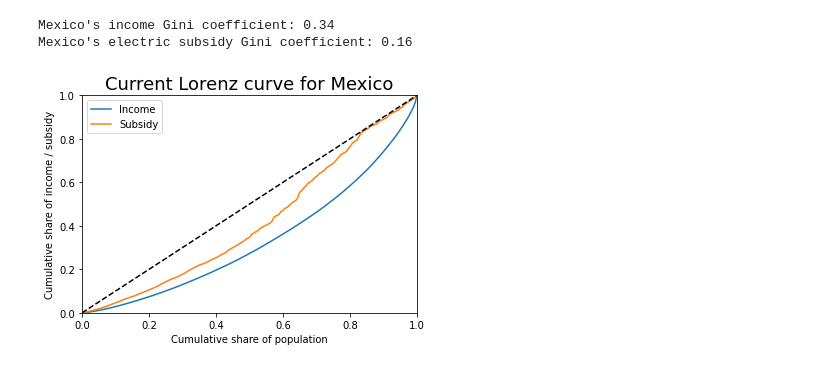
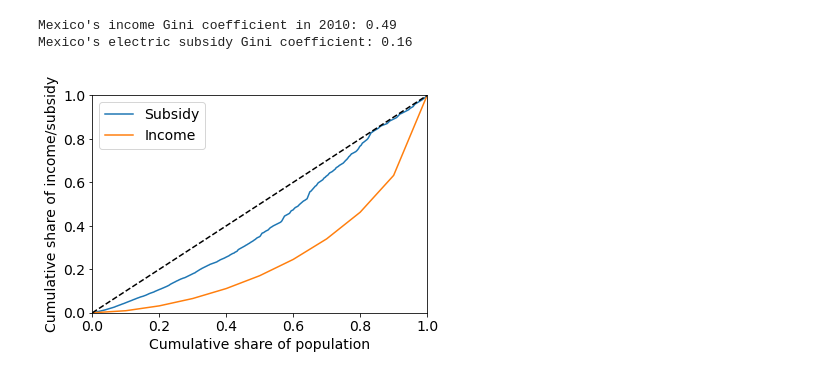
Before and after one commit to rodrigoms95/herramientas-climatico-22-1, a Jupyter notebook: code/Proyecto/Jupyter/Lorenz.ipynb, the cells around one changed output. Drawn from its saved outputs; the diff is of its cells as text; code cells hidden in the pictures.

```diff
--- a/code/Proyecto/Jupyter/Lorenz.ipynb
+++ b/code/Proyecto/Jupyter/Lorenz.ipynb
@@ -36,7 +74,14 @@ for f in path_files:
 # %%
-# Curva de Lorenz.
+# Curva de Lorenz actual.
 
-k = 0
+k = 1
+
+# Ingreso acumulado
+income = gini.query("Country=='Mexico' & Year==2010"
+    ).values[0, 1:-2]
+income[0] = 0
+income = income.cumsum()
+income/= income[-1]
 
 # Ordenamos por ingreso per cápita.
 df[k].sort_values("PCI", inplace = True)
@@ -49,40 +94,51 @@ df[k]["Cum_Pop"] = (
 
 # Ingreso acumulado - eje y de Lorenz.
 df[k]["Cum_PIB"] = ( df[k]["PIB"].cumsum()
     / df[k]["PIB"].sum() )
 # Lorenz para subsidio.
 df[k]["Cum_Subs"] = ( df[k]["Subsidio"].cumsum()
     / df[k]["Subsidio"].sum() )
 
 # Graficamos.
+plt.rcParams.update({"font.size": 14})
 fig, ax = plt.subplots()
-df[k].plot("Cum_Pop", "Cum_PIB",
+# Información de CFE.
+#df[k].plot("Cum_Pop", "Cum_PIB",
     # color = "k", linestyle = "dotted",
-    ax = ax)
+#    ax = ax)
 df[k].plot("Cum_Pop", "Cum_Subs",
     #color = "k", linestyle = "solid",
     ax = ax)
+ax.plot(np.arange(0, 1.1, 0.1), income
+    #color = "k", linestyle = "solid"
+    )
 ax.plot([0, 1], [0, 1], color = "k",
     linestyle = "dashed")
 
-ax.set_title("Current Lorenz curve for Mexico",
-    fontsize = 18)
 ax.set_xlabel("Cumulative share of population")
-ax.set_ylabel("Cumulative share of income / subsidy")
-ax.legend(["Income", "Subsidy"])
+ax.set_ylabel("Cumulative share of income/subsidy")
+ax.legend(["Subsidy", "Income"])
 ax.set_xlim(0, 1)
 ax.set_ylim(0, 1)
 
 # Coeficiente de Gini para ingreso.
-B = np.trapz(df[k]["Cum_PIB"], df[k]["Cum_Pop"])
+B = np.trapz(income, np.arange(0, 1.1, 0.1))
 G = 2 * (0.5 - B)
-print(f"Mexico's income Gini coefficient: {G:.2f}")
+print(f"Mexico's income Gini coefficient in 2010: {G:.2f}")
+
+# Coeficiente de Gini para ingreso, CFE.
+#B = np.trapz(df[k]["Cum_PIB"], df[k]["Cum_Pop"])
+#G = 2 * (0.5 - B)
+#print(f"Mexico's income Gini coefficient: {G:.2f}")
 
 # Coeficiente de Gini para subsidio.
 B = np.trapz(df[k]["Cum_Subs"], df[k]["Cum_Pop"])
 G = 2 * (0.5 - B)
 print(f"Mexico's electric subsidy Gini coefficient: {G:.2f}")
+
+plt.savefig( path_r + "Lorenz_curve.png",
+    bbox_inches = "tight" )
 # %% [output]
-Mexico's income Gini coefficient: 0.34
+Mexico's income Gini coefficient in 2010: 0.49
 Mexico's electric subsidy Gini coefficient: 0.16
-[figure, old version]
+[figure, new version]
```
Also changed, not shown: parts of 12 cells of this notebook.
